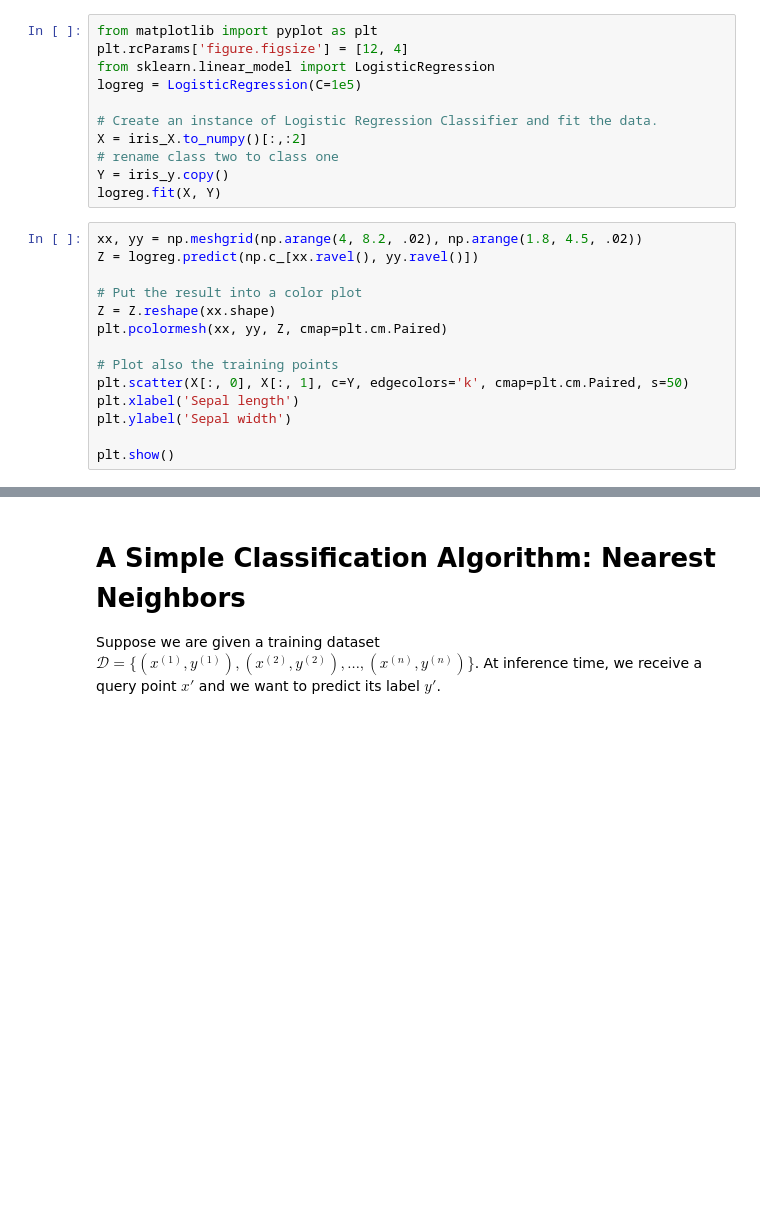
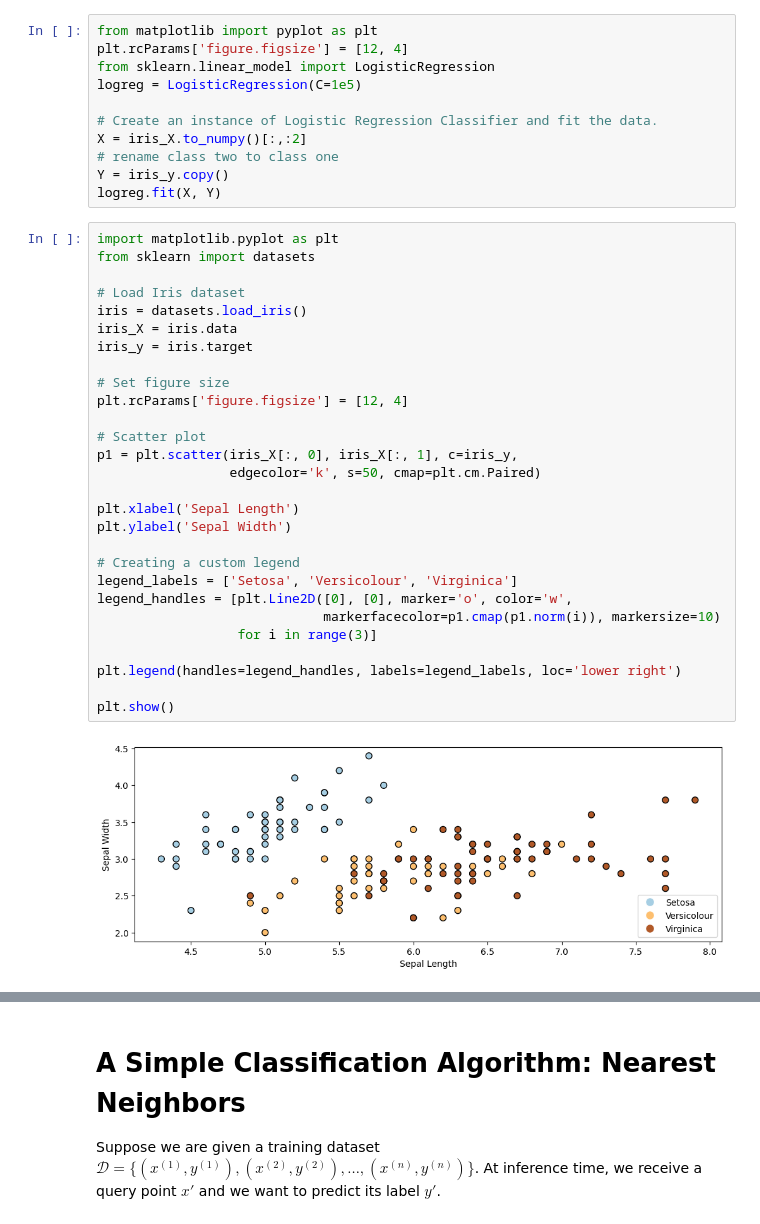
Before and after one commit to aaarrmiinnn/GW-ECE6210, a Jupyter notebook: slides/lecture4-classification.ipynb, the cells around one changed output, grey strips where cells are left out. Cells and saved outputs as stored; diff of their text form; blank space fills up the shorter version.

```diff
--- a/slides/lecture4-classification.ipynb
+++ b/slides/lecture4-classification.ipynb
@@ -166,20 +160,36 @@ X = iris_X.to_numpy()[:,:2]
 # rename class two to class one
 Y = iris_y.copy()
 logreg.fit(X, Y)
-# %%
-xx, yy = np.meshgrid(np.arange(4, 8.2, .02), np.arange(1.8, 4.5, .02))
-Z = logreg.predict(np.c_[xx.ravel(), yy.ravel()])
-
-# Put the result into a color plot
-Z = Z.reshape(xx.shape)
-plt.pcolormesh(xx, yy, Z, cmap=plt.cm.Paired)
-
-# Plot also the training points
-plt.scatter(X[:, 0], X[:, 1], c=Y, edgecolors='k', cmap=plt.cm.Paired, s=50)
-plt.xlabel('Sepal length')
-plt.ylabel('Sepal width')
-
-plt.show()
+# %%
+import matplotlib.pyplot as plt
+from sklearn import datasets
+
+# Load Iris dataset
+iris = datasets.load_iris()
+iris_X = iris.data
+iris_y = iris.target
+
+# Set figure size
+plt.rcParams['figure.figsize'] = [12, 4]
+
+# Scatter plot
+p1 = plt.scatter(iris_X[:, 0], iris_X[:, 1], c=iris_y,
+                 edgecolor='k', s=50, cmap=plt.cm.Paired)
+
+plt.xlabel('Sepal Length')
+plt.ylabel('Sepal Width')
+
+# Creating a custom legend
+legend_labels = ['Setosa', 'Versicolour', 'Virginica']
+legend_handles = [plt.Line2D([0], [0], marker='o', color='w',
+                             markerfacecolor=p1.cmap(p1.norm(i)), markersize=10)
+                  for i in range(3)]
+
+plt.legend(handles=legend_handles, labels=legend_labels, loc='lower right')
+
+plt.show()
+# %% [output]
+[figure, added]
 # %% [markdown]
 <left><img width=25% src="img/gw_monogram_2c.png"></left>
 # Part 2: Nearest Neighbors
```
Also changed, not shown: parts of 19 cells of this notebook.
